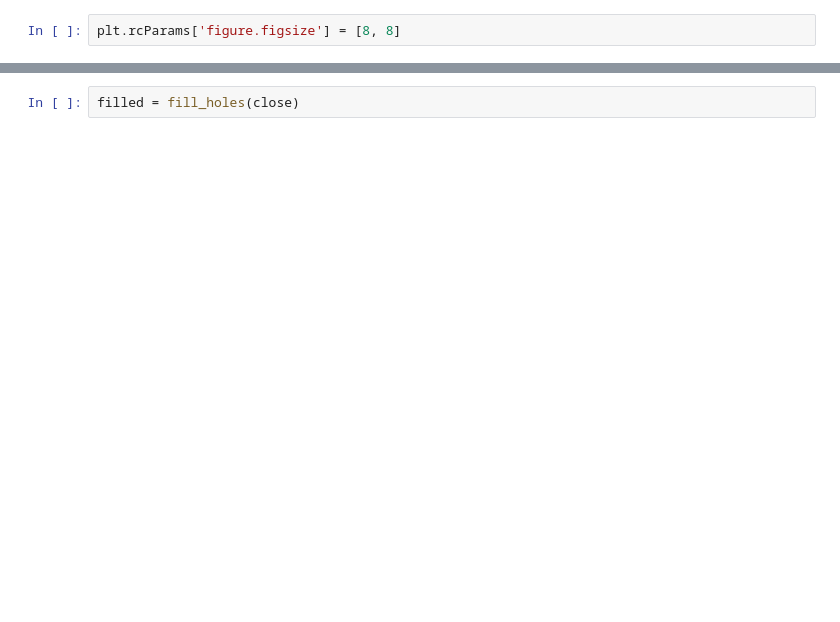
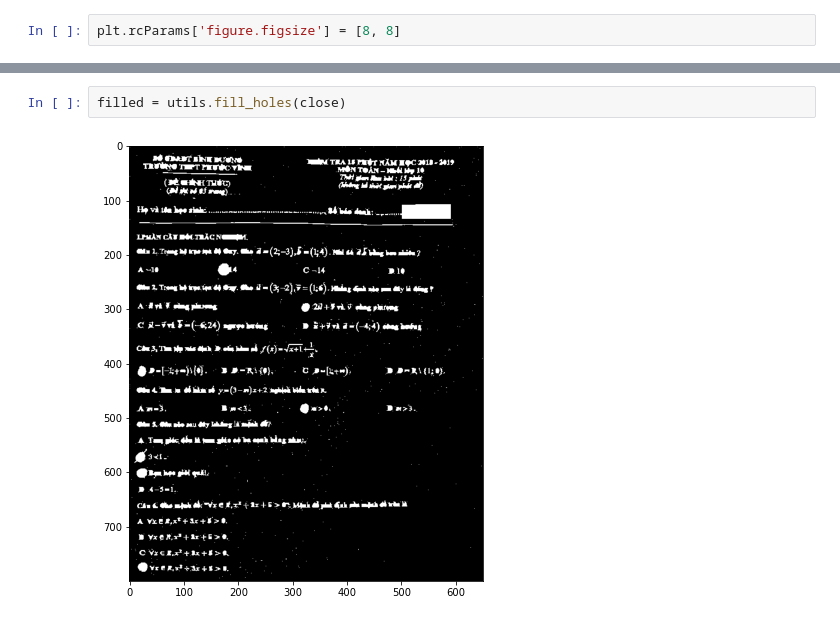
Before and after one commit to quockhanh0212/Multiple-choice-autograding, a Jupyter notebook: autograding.ipynb, the cells around one changed output, grey strips where cells are left out. Cells and saved outputs as stored; diff of their text form; blank space fills up the shorter version.

```diff
--- a/autograding.ipynb
+++ b/autograding.ipynb
@@ -24,3 +26,5 @@ close = closing(binary_img, (2,2))
 # %%
-filled = fill_holes(close)
+filled = utils.fill_holes(close)
+# %% [output]
+[figure, added]
 # %%
```
Also changed, not shown: parts of 11 cells of this notebook, 17 other files.
